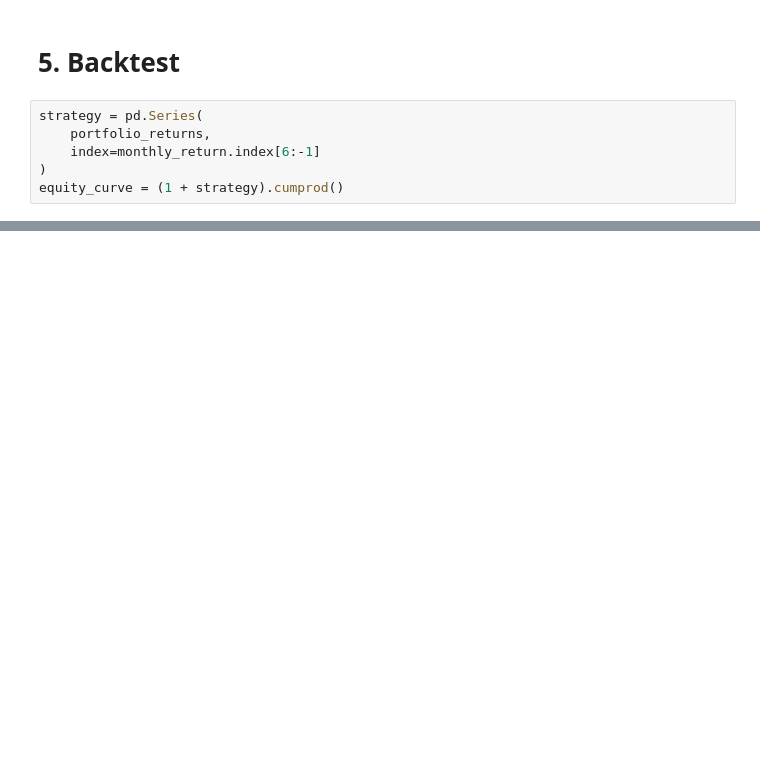
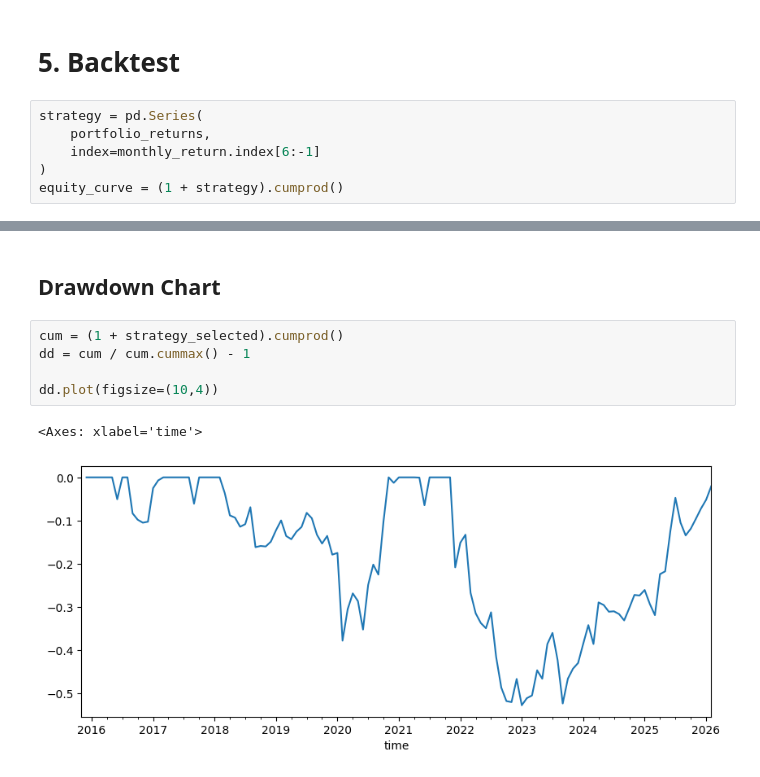
Before and after one commit to letienthinh3436/vn-momentum-strategy, a Jupyter notebook: momentum_backtest.ipynb, the cells around one changed output, grey strips where cells are left out. Drawn from its saved outputs; the diff is of its cells as text; blank space fills up the shorter version.

```diff
--- a/momentum_backtest.ipynb
+++ b/momentum_backtest.ipynb
@@ -475,0 +557,10 @@ plt.show()
+# %% [markdown]
+## Drawdown Chart
+# %%
+cum = (1 + strategy_selected).cumprod()
+dd = cum / cum.cummax() - 1
+
+dd.plot(figsize=(10,4))
+# %% [output]
+<Axes: xlabel='time'>
+[figure, added]
```
Also changed, not shown: parts of 56 cells of this notebook.
